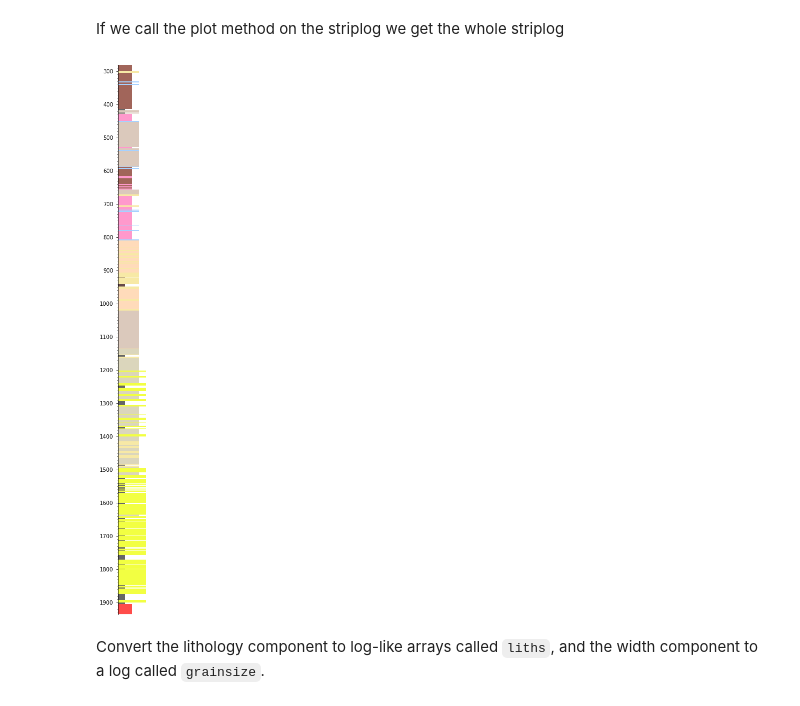
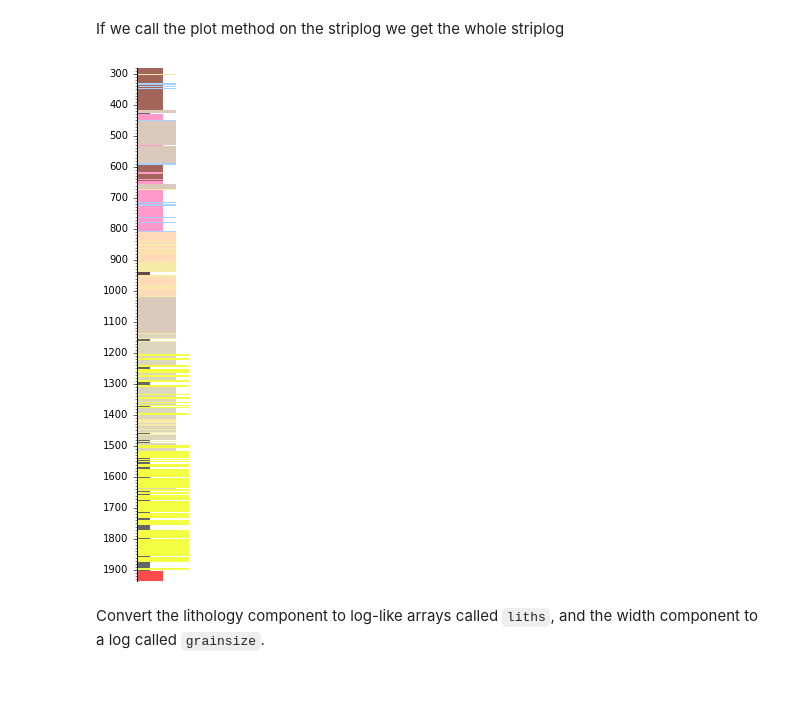
Before and after one commit to EvanBianco/recipes, a Jupyter notebook: Make LAS file from a striplog.ipynb, the cells around one changed output. Saved outputs shown, nothing was run; the diff lists cells and outputs as text; code cells hidden in the pictures.

```diff
--- a/Make LAS file from a striplog.ipynb
+++ b/Make LAS file from a striplog.ipynb
@@ -26,9 +26,9 @@ strip = Striplog.from_image(imgfile, 280, 1935, legend=legend)
 # %% [markdown]
 If we call the plot method on the striplog we get the whole striplog
 # %%
-strip.plot(legend, ladder=True)
+strip.plot(legend, ladder=True, aspect=5)
 # %% [output]
-[figure, old version]
+[figure, new version]
 # %% [markdown]
 Convert the lithology component to log-like arrays called `liths`, and the width component to a log called `grainsize`.
 # %%
```
Also changed, not shown: parts of 3 cells of this notebook, 2 other files.
